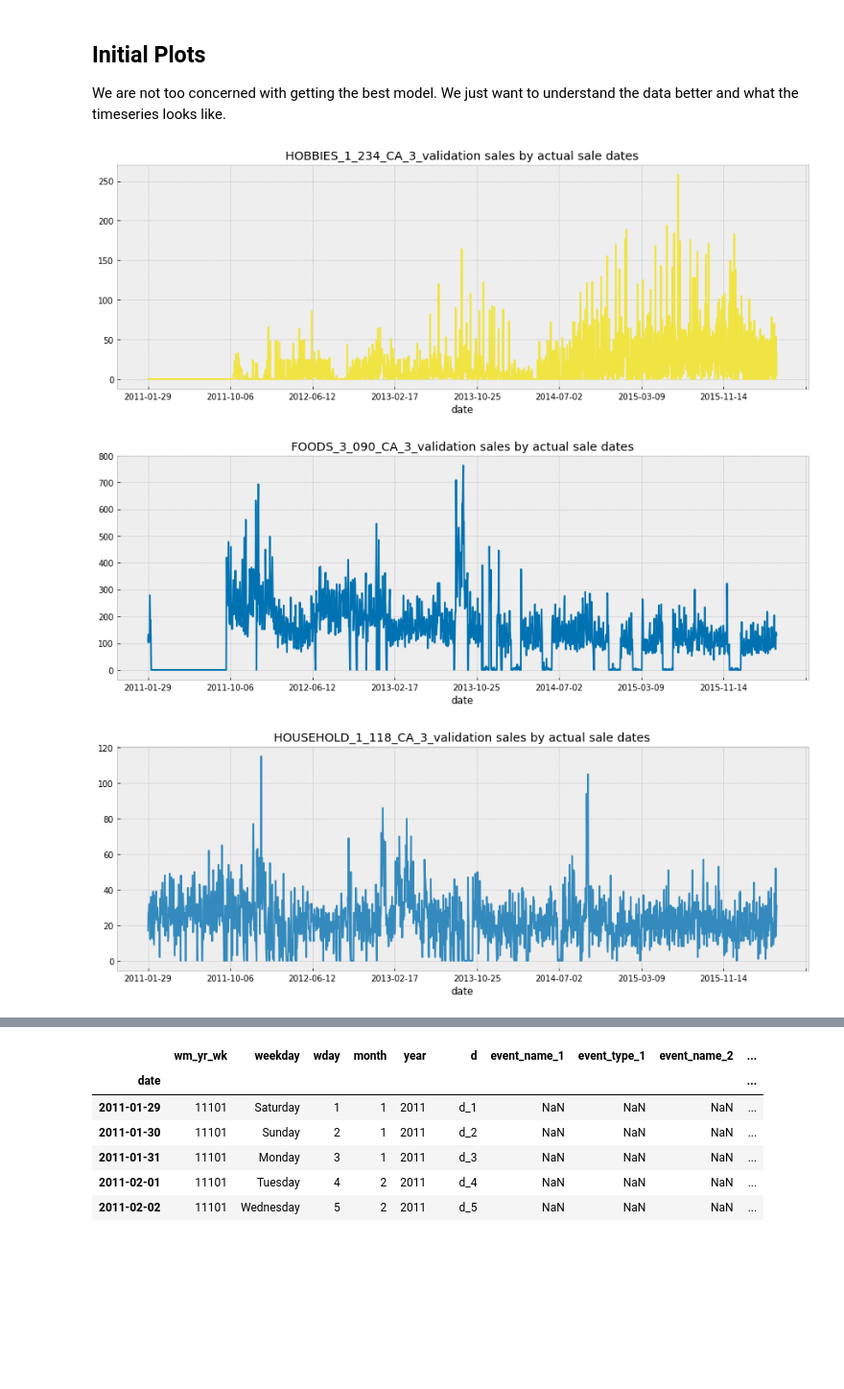
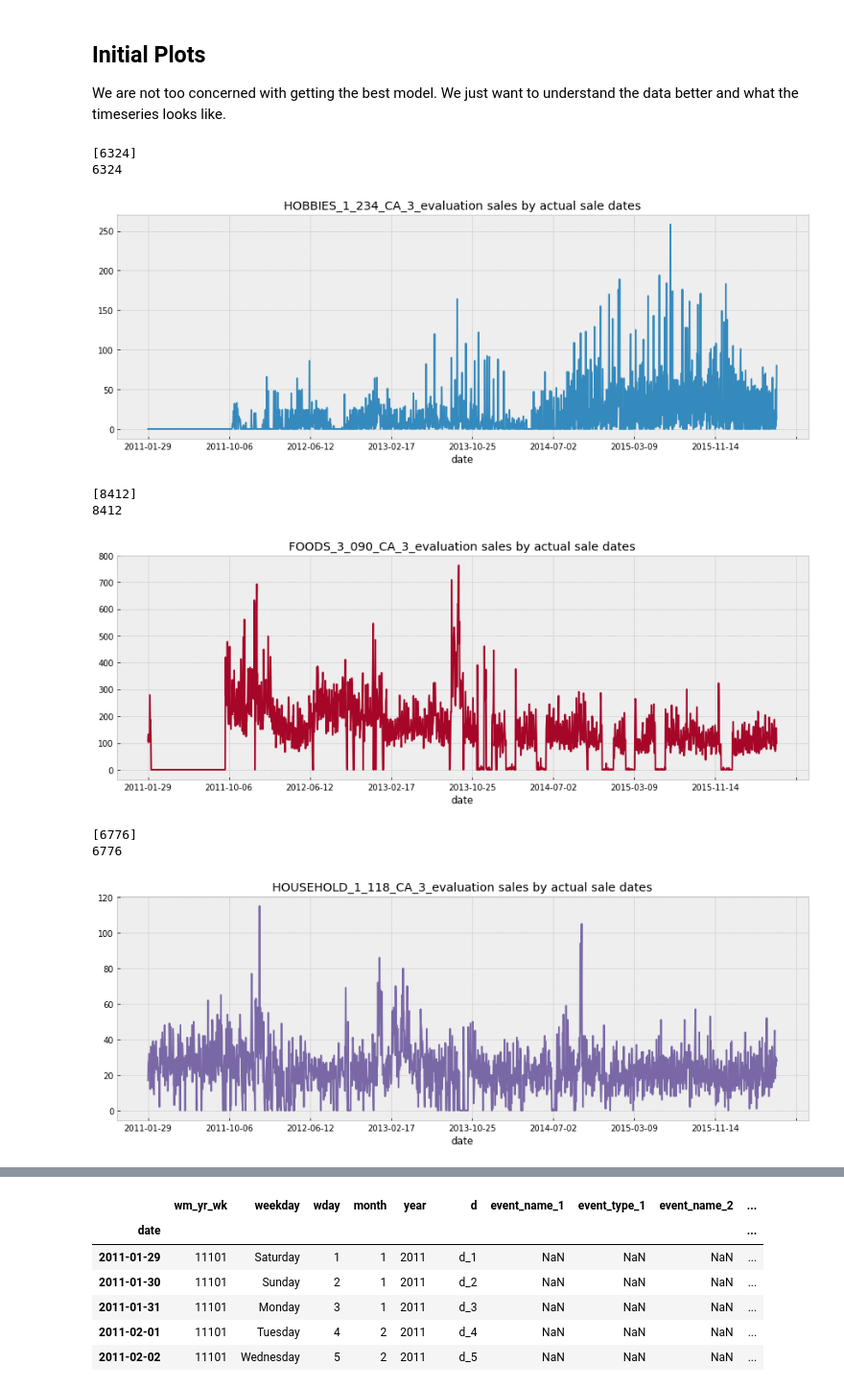
Before and after one commit to kvnkho/pydata-timeseries-forecasting, a Jupyter notebook: notebooks/intro.ipynb, the cells around one changed output, grey strips where cells are left out. Shown at 96% size. Drawn from its saved outputs; the diff is of its cells as text; code cells hidden in the pictures; blank space fills up the shorter version.

```diff
--- a/notebooks/intro.ipynb
+++ b/notebooks/intro.ipynb
@@ -52,8 +52,9 @@ import pandas as pd
 
 # Read in the data
 INPUT_DIR = unzipped_path
+WORKING_DIR = os.path.join(unzipped_path, "..", "working")
 calendar = pd.read_csv(f'{INPUT_DIR}/calendar.csv')
-training_data = pd.read_csv(f'{INPUT_DIR}/sales_train_validation.csv')
+training_data = pd.read_csv(f'{INPUT_DIR}/sales_train_evaluation.csv')
 sell_prices = pd.read_csv(f'{INPUT_DIR}/sell_prices.csv')
 # %% [markdown]
 **Training Data**
@@ -111,28 +112,34 @@ color_cycle = cycle(plt.rcParams['axes.prop_cycle'].by_key()['color'])
 # %%
 d_cols = [c for c in training_data.columns if 'd_' in c] # sales data columns
 
 def plot_one(data: pd.DataFrame, calendar: pd.DataFrame, id: str) -> None:
     data = data.loc[data['id'] == id].copy(deep=True)
     idx = data.index.values[0]
     example = (
         data[d_cols]\
         .T\
         .rename(columns={str(idx):id})\
         .reset_index()\
         .rename(columns={'index': 'd'})\
         .merge(calendar, how='left', validate='one_to_one')\
         .set_index('date')[idx]
     )
     example.plot(figsize=(15, 5),
             color=next(color_cycle),
             title=f'{id} sales by actual sale dates')
     plt.show()
     return
 
-plot_one(training_data, calendar, 'HOBBIES_1_234_CA_3_validation')
-plot_one(training_data, calendar, 'FOODS_3_090_CA_3_validation')
-plot_one(training_data, calendar, 'HOUSEHOLD_1_118_CA_3_validation')
+plot_one(training_data, calendar, 'HOBBIES_1_234_CA_3_evaluation')
+plot_one(training_data, calendar, 'FOODS_3_090_CA_3_evaluation')
+plot_one(training_data, calendar, 'HOUSEHOLD_1_118_CA_3_evaluation')
 # %% [output]
+[6324]
+6324
-[figure, old version]
+[figure, new version]
+[8412]
+8412
-[figure, old version]
+[figure, new version]
+[6776]
+6776
-[figure, old version]
+[figure, new version]
```
Also changed, not shown: parts of 15 cells of this notebook, 3 other files.
